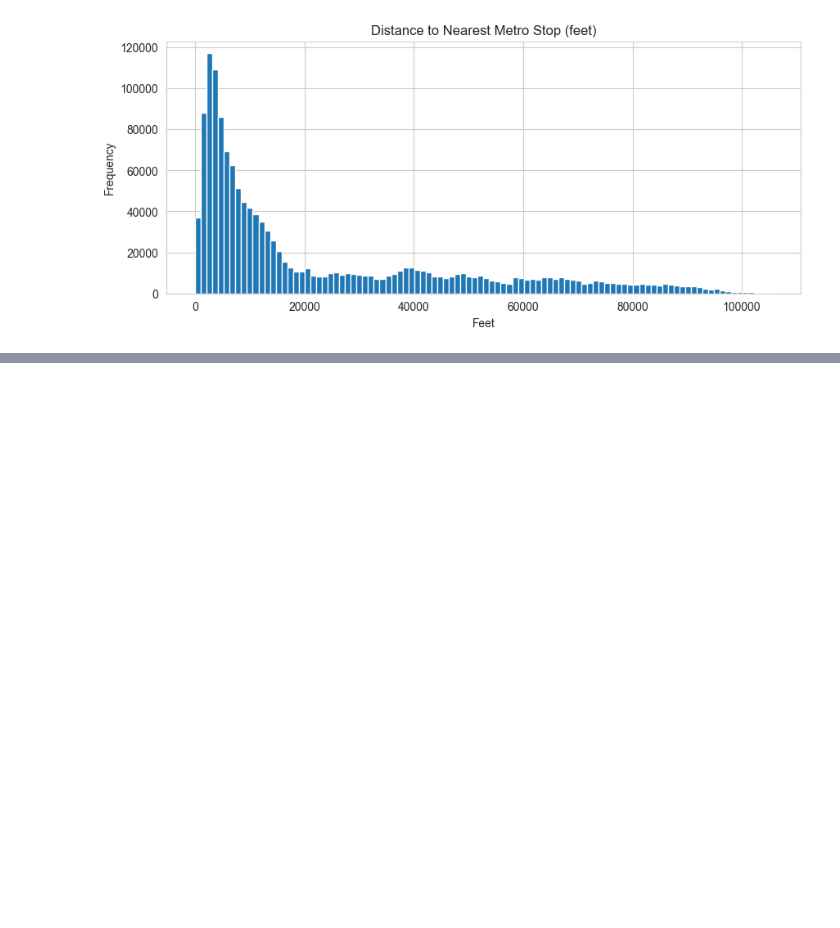
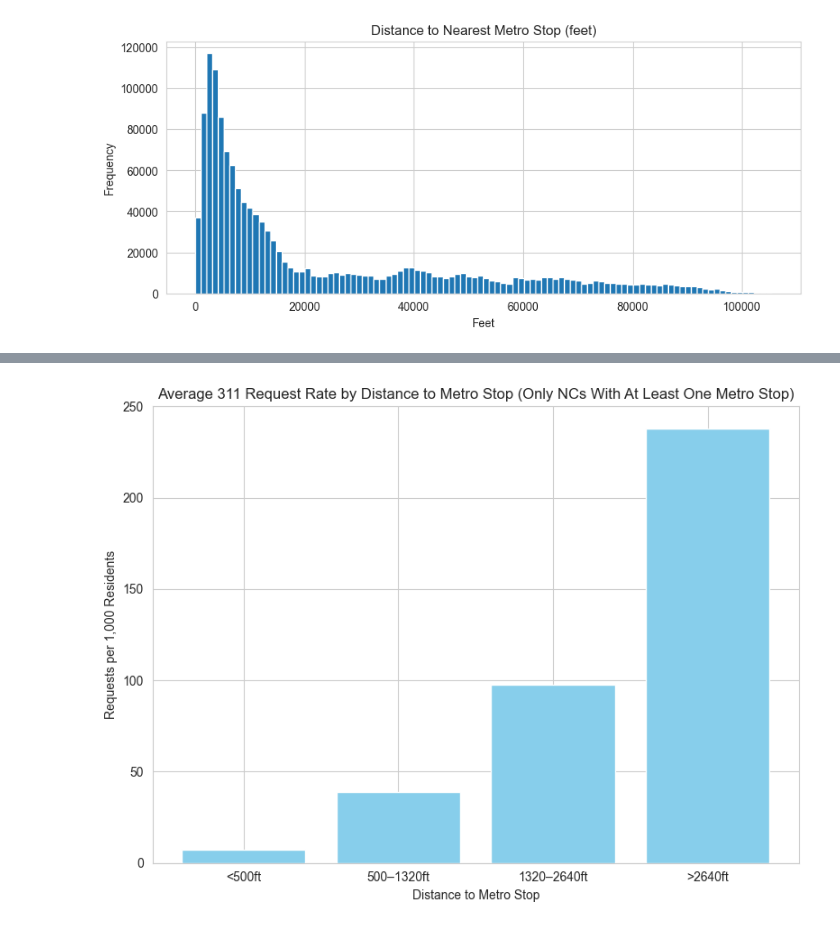
Before and after one commit to ssejal/hackforla-311-metro-proximity-analysis, a Jupyter notebook: notebooks/metro_311_project_setup.ipynb, the cells around one changed output, grey strips where cells are left out. Cells and saved outputs as stored; diff of their text form; code cells hidden in the pictures; blank space fills up the shorter version.

```diff
--- a/notebooks/metro_311_project_setup.ipynb
+++ b/notebooks/metro_311_project_setup.ipynb
@@ -393,0 +564,6 @@ Name: count, dtype: int64
+# %%
+nc_population_metro = nc_proj_metro_only[["NC_Name", "Population"]]
+# %%
+merged_metro = request_counts.merge(nc_population_metro, left_on="NC_Assigned", right_on="NC_Name", how="left")
+# %%
+merged_metro["Rate_per_1000"] = (merged_metro["Request_Count"] / merged_metro["Population"]) * 1000
@@ -393,0 +586,16 @@ Name: count, dtype: int64
+# %%
+rate_by_band_metro = (
+    merged_metro.groupby("MetroProximity")["Rate_per_1000"]
+    .mean()
+    .reset_index()
+)
+# %%
+plt.figure(figsize=(8, 6))
+plt.bar(rate_by_band_metro["MetroProximity"], rate_by_band_metro["Rate_per_1000"], color="skyblue")
+plt.title("Average 311 Request Rate by Distance to Metro Stop (Only NCs With At Least One Metro Stop)")
+plt.xlabel("Distance to Metro Stop")
+plt.ylabel("Requests per 1,000 Residents")
+plt.tight_layout()
+plt.show()
+# %% [output]
+[figure, added]
```
Also changed, not shown: parts of 45 cells of this notebook.
